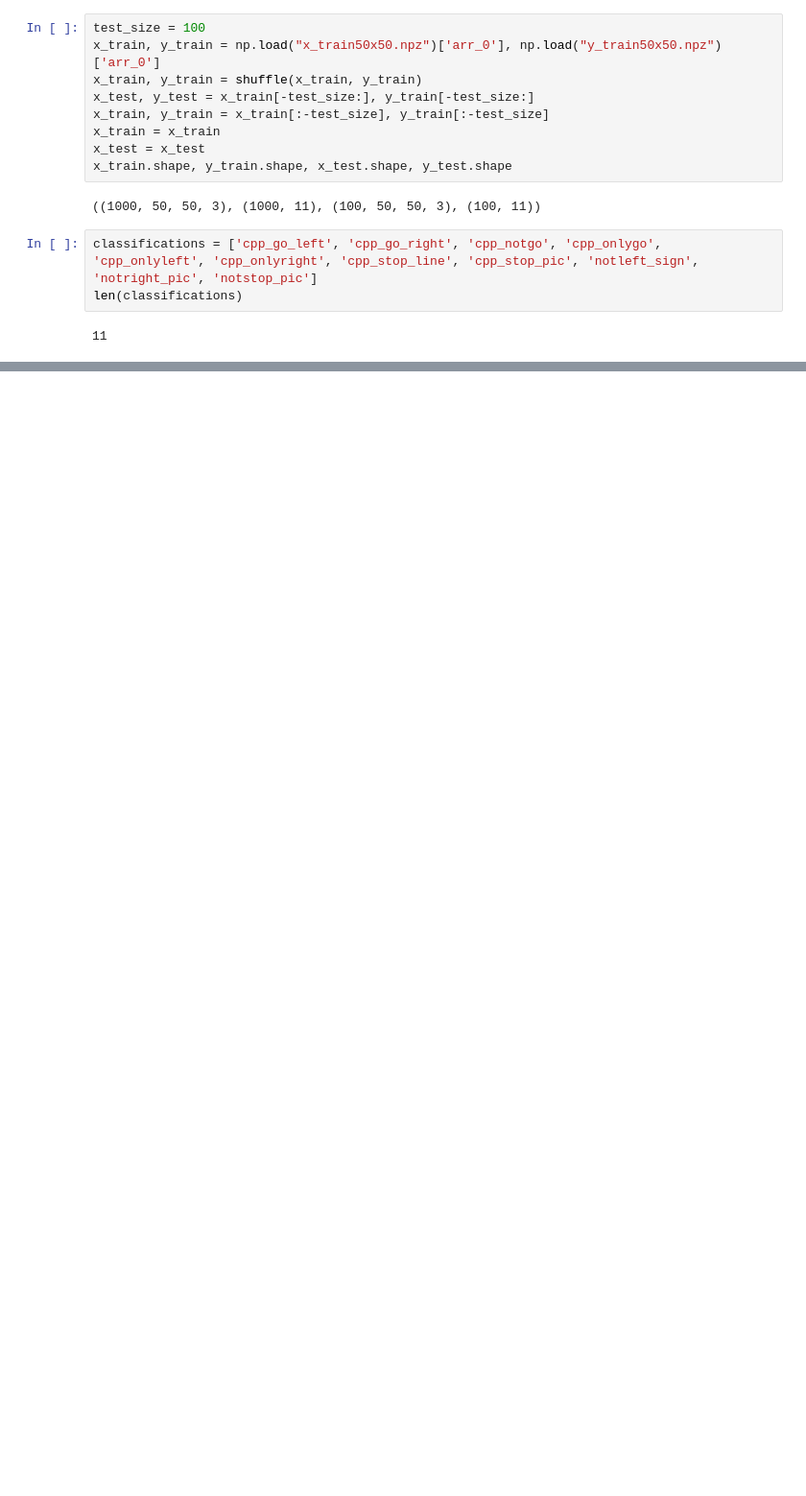
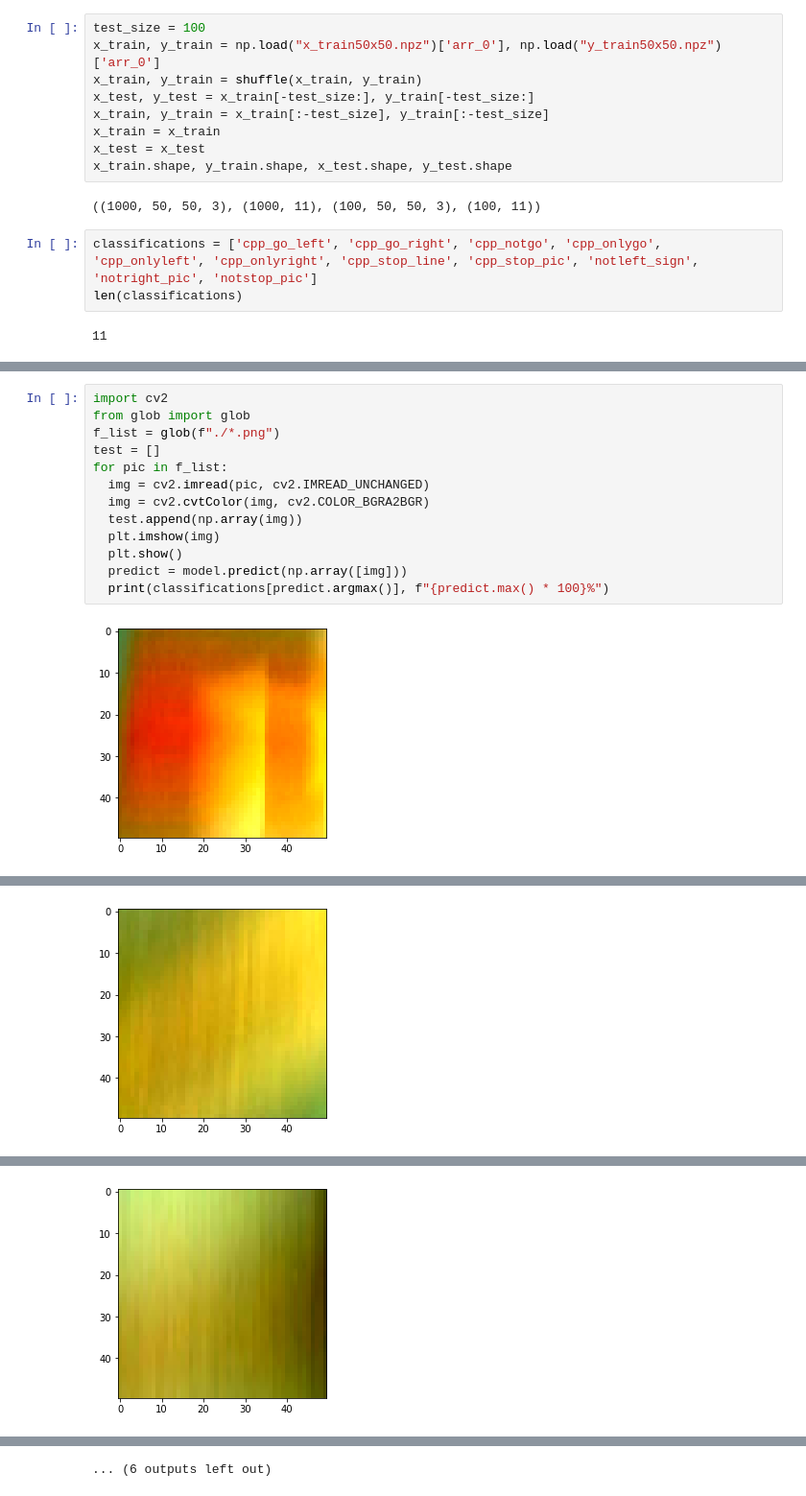
Before and after one commit to wilicw/ntust-embedded-car, a Jupyter notebook: carNN/car.ipynb, the cells around one changed output, grey strips where cells are left out. Shown at 96% size. Saved outputs shown, nothing was run; the diff lists cells and outputs as text; blank space fills up the shorter version.

Commit message:
Upload model

```diff
--- a/carNN/car.ipynb
+++ b/carNN/car.ipynb
@@ -150,0 +154,15 @@ INFO:tensorflow:Assets written to: /var/folders/tz/3mdp4k9x3k94jf1r3s37rps80000g
+# %%
+import cv2
+from glob import glob
+f_list = glob(f"./*.png")
+test = []
+for pic in f_list:
+  img = cv2.imread(pic, cv2.IMREAD_UNCHANGED)
+  img = cv2.cvtColor(img, cv2.COLOR_BGRA2BGR)
+  test.append(np.array(img))
+  plt.imshow(img)
+  plt.show()
+  predict = model.predict(np.array([img]))
+  print(classifications[predict.argmax()], f"{predict.max() * 100}%")
+# %% [output]
+[figure, added]
@@ -150,0 +171 @@ INFO:tensorflow:Assets written to: /var/folders/tz/3mdp4k9x3k94jf1r3s37rps80000g
+[figure, added]
@@ -150,0 +174 @@ INFO:tensorflow:Assets written to: /var/folders/tz/3mdp4k9x3k94jf1r3s37rps80000g
+[figure, added]
@@ -150,0 +186 @@ INFO:tensorflow:Assets written to: /var/folders/tz/3mdp4k9x3k94jf1r3s37rps80000g
+... (6 outputs left out)
```
Also changed, not shown: parts of 7 cells of this notebook.
